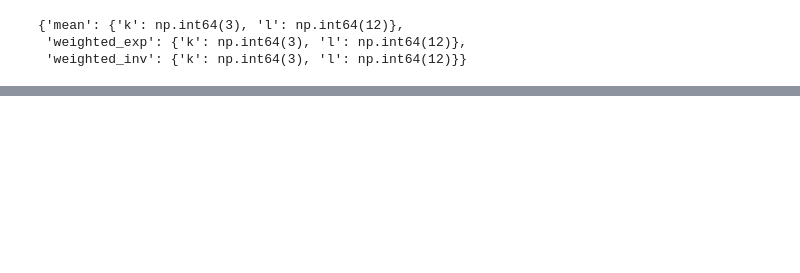
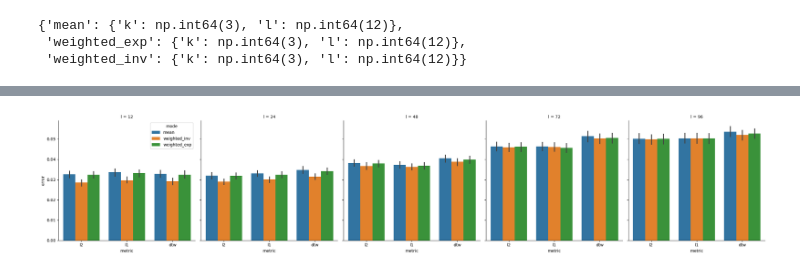
Before and after one commit to EddieFreitag/TSA_Project, a Jupyter notebook: analysis.ipynb, the cells around one changed output, grey strips where cells are left out. Saved outputs shown, nothing was run; the diff lists cells and outputs as text; code cells hidden in the pictures; blank space fills up the shorter version.

Commit message:
Add metrics, runtime experiments and analysis

```diff
--- a/analysis.ipynb
+++ b/analysis.ipynb
@@ -263,0 +264,15 @@ plt.show()
+# %%
+# plot the error for each mode as a function of k and l
+sns.catplot(
+    data=df,
+    x="metric",
+    y="error",
+    hue="mode",
+    col="l",
+    kind="bar",
+    legend_out=False,
+)
+plt.savefig('figures/error_by_metric_l_mode.png')
+plt.show()
+# %% [output]
+[figure, added]
```
Also changed, not shown: parts of 20 cells of this notebook, 36 other files.
